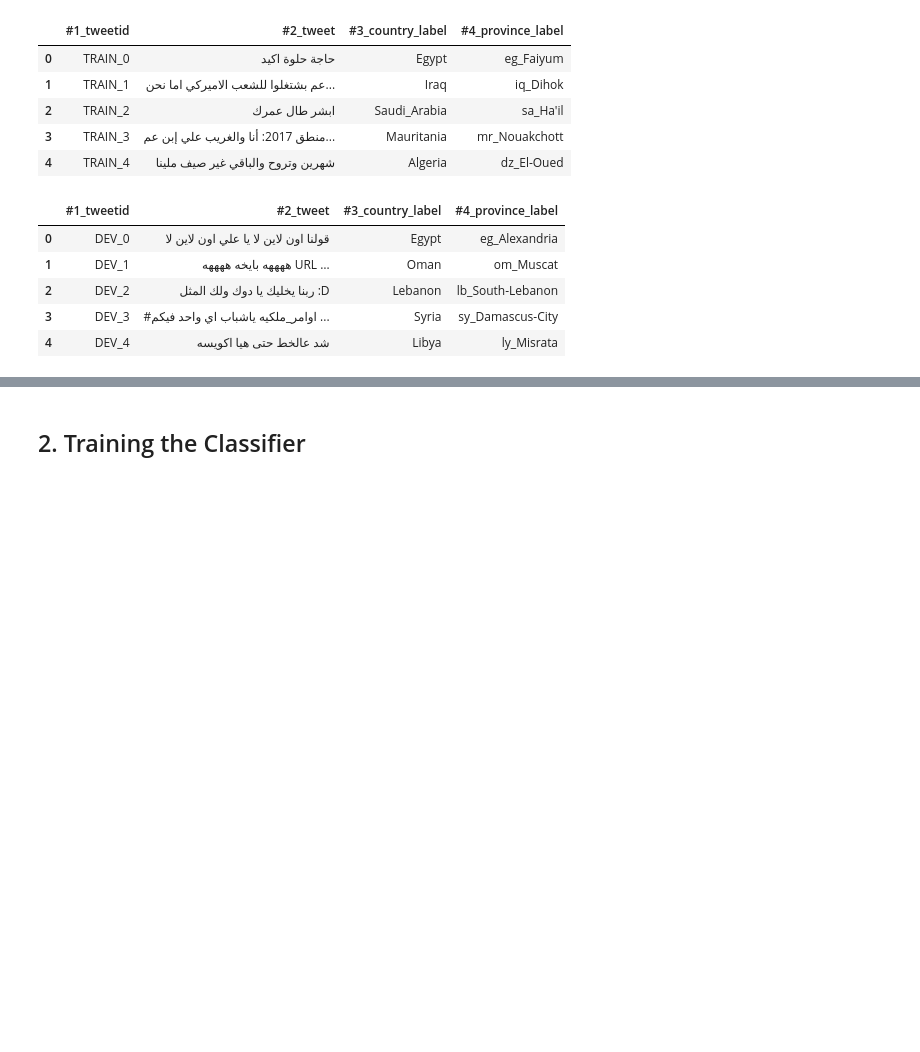
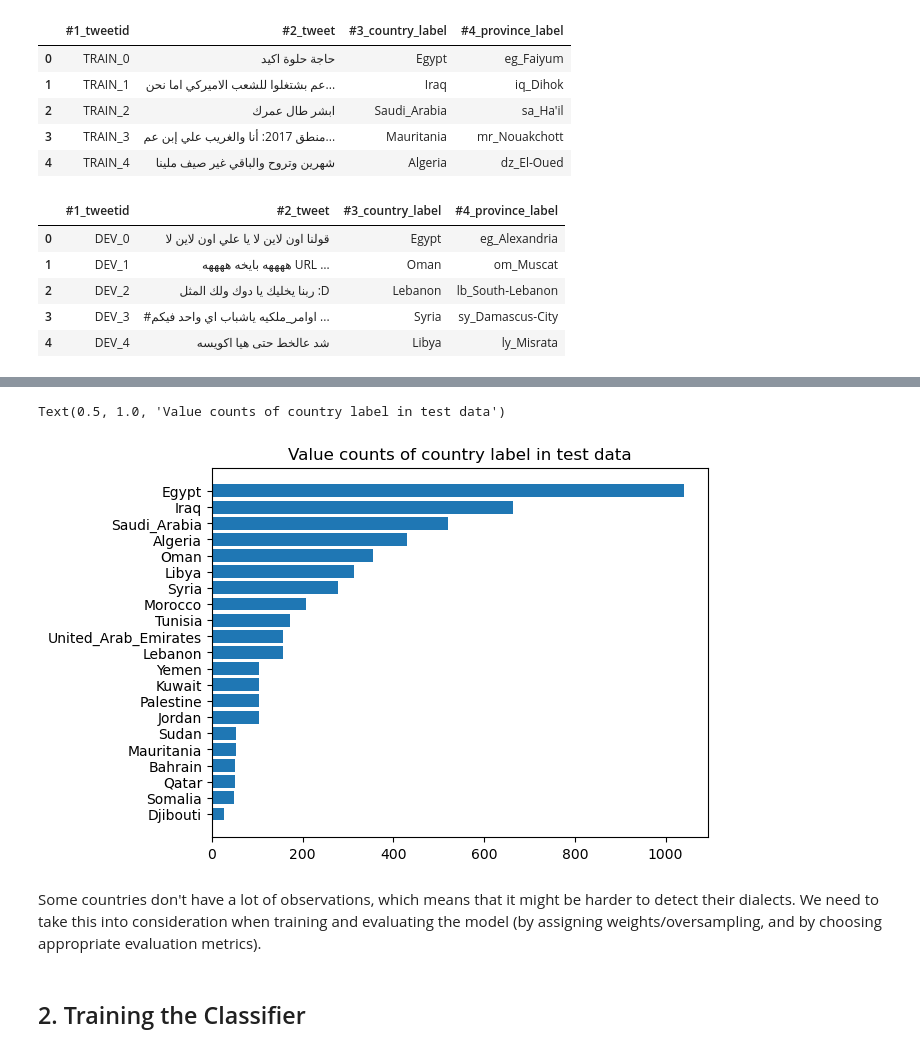
Before and after one commit to zaidmehdi/arabic-dialect-classifier, a Jupyter notebook: src/classifier.ipynb, the cells around one changed output, grey strips where cells are left out. Drawn from its saved outputs; the diff is of its cells as text; code cells hidden in the pictures; blank space fills up the shorter version.

```diff
--- a/src/classifier.ipynb
+++ b/src/classifier.ipynb
@@ -29,3 +52,12 @@ df_test.head()
+# %%
+plt.barh(y=df_test["#3_country_label"].value_counts().sort_values(ascending=True).index,
+         width=df_test["#3_country_label"].value_counts().sort_values(ascending=True))
+plt.title("Value counts of country label in test data")
+# %% [output]
+Text(0.5, 1.0, 'Value counts of country label in test data')
+[figure, added]
+# %% [markdown]
+Some countries don't have a lot of observations, which means that it might be harder to detect their dialects. We need to take this into consideration when training and evaluating the model (by assigning weights/oversampling, and by choosing appropriate evaluation metrics).
 # %% [markdown]
 ## 2. Training the Classifier
 # %% [markdown]
```
Also changed, not shown: parts of 5 cells of this notebook.
